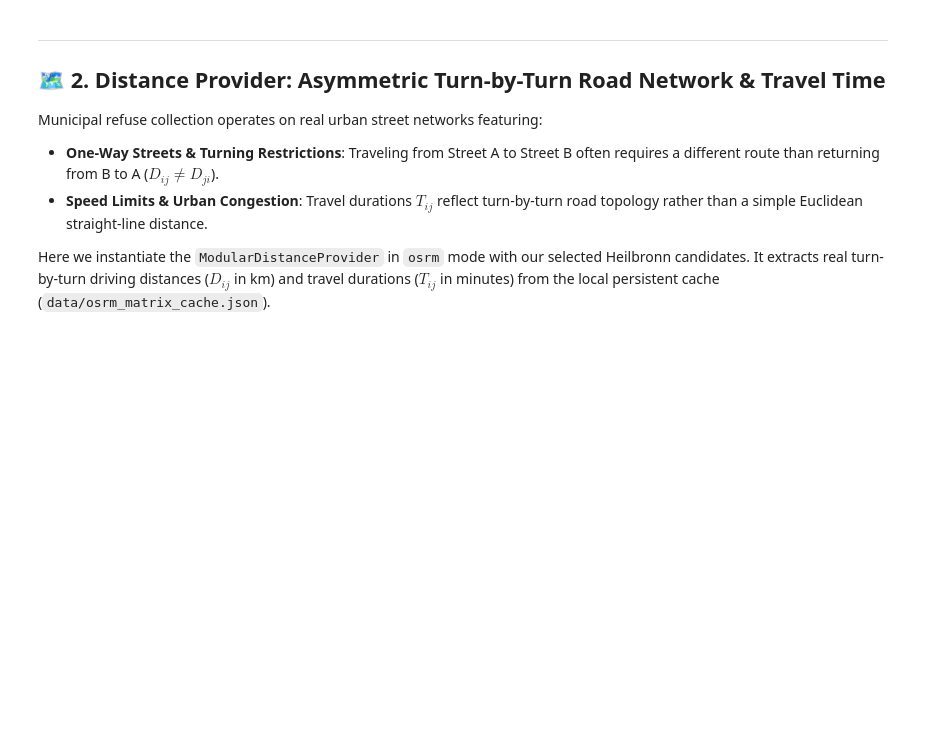
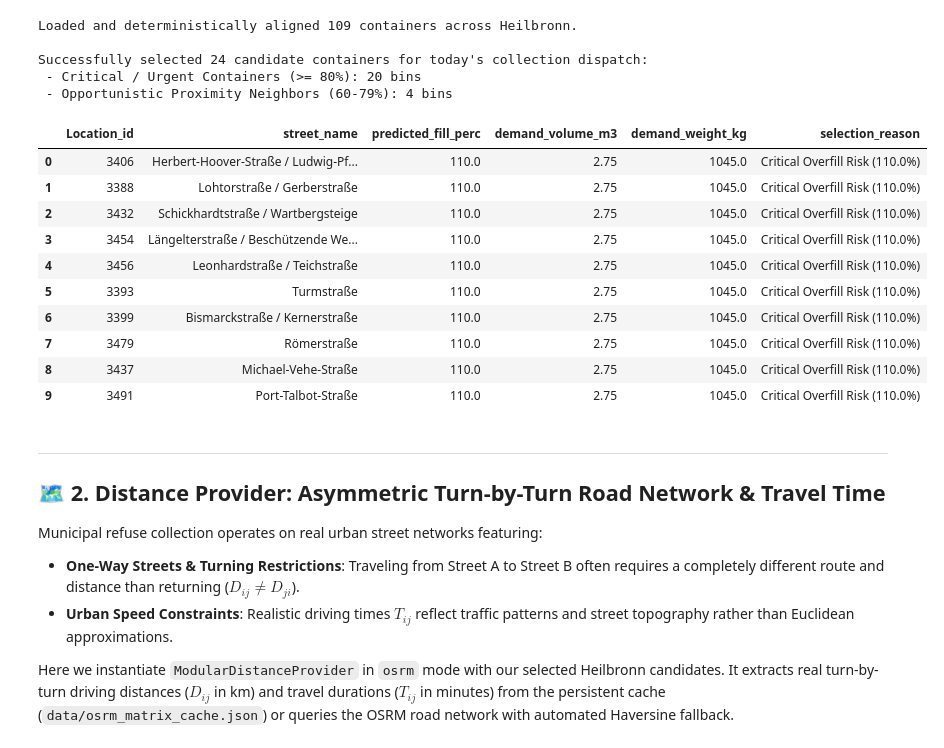
Before and after one commit to maslahre42/Clustering_Predication-, a Jupyter notebook: 04_gurobi_route_optimization.ipynb, the cells around one changed output. Drawn from its saved outputs; the diff is of its cells as text; code cells hidden in the pictures; blank space fills up the shorter version.

```diff
--- a/04_gurobi_route_optimization.ipynb
+++ b/04_gurobi_route_optimization.ipynb
@@ -66,42 +82,60 @@ Traditional heuristics arbitrarily select the first $N$ rows in a table (e.g. `.
 # %%
 demands_path = os.path.join("data", "predicted_demands.csv")
 coords_path = os.path.join("data", "heilbronn_actual_glass_containers.csv")
 
 if not os.path.exists(demands_path):
     raise FileNotFoundError(f"Missing {demands_path}. Please execute 03_fill_prediction.ipynb first.")
 if not os.path.exists(coords_path):
     raise FileNotFoundError(f"Missing {coords_path}.")
 
 demands_df = pd.read_csv(demands_path)
 coords_df = pd.read_csv(coords_path)
 
-print(f"Loaded {len(demands_df)} container demand predictions and {len(coords_df)} actual Heilbronn container locations.")
+# Strict 1-to-1 ID alignment (no positional slicing, 100% shuffle-invariant)
+aligned_df = align_demands_and_coordinates(demands_df, coords_df)
+print(f"Loaded and deterministically aligned {len(aligned_df)} containers across Heilbronn.")
 
 # Smart candidate selection: 20 urgent containers + 4 opportunistic proximity neighbors
 candidates = select_smart_collection_candidates(
-    demands_df=demands_df,
-    coords_df=coords_df,
+    demands_df=aligned_df,
     target_count=24,
     min_urgent_fill=80.0,
     opportunistic_min_fill=60.0,
     opportunistic_max_fill=79.9,
     max_opportunistic_ratio=0.20
 )
 
 print(f"\nSuccessfully selected {len(candidates)} candidate containers for today's collection dispatch:")
 print(f" - Critical / Urgent Containers (>= 80%): {(candidates['predicted_fill_perc'] >= 80.0).sum()} bins")
 print(f" - Opportunistic Proximity Neighbors (60-79%): {((candidates['predicted_fill_perc'] >= 60.0) & (candidates['predicted_fill_perc'] < 80.0)).sum()} bins")
 
 display(candidates[['Location_id', 'street_name', 'predicted_fill_perc', 'demand_volume_m3', 'demand_weight_kg', 'selection_reason']].head(10))
+# %% [output]
+Loaded and deterministically aligned 109 containers across Heilbronn.
+
+Successfully selected 24 candidate containers for today's collection dispatch:
+ - Critical / Urgent Containers (>= 80%): 20 bins
+ - Opportunistic Proximity Neighbors (60-79%): 4 bins
+|  | Location_id | street_name | predicted_fill_perc | demand_volume_m3 | demand_weight_kg | selection_reason |
+| 0 | 3406 | Herbert-Hoover-Straße / Ludwig-Pf... | 110.0 | 2.75 | 1045.0 | Critical Overfill Risk (110.0%) |
+| 1 | 3388 | Lohtorstraße / Gerberstraße | 110.0 | 2.75 | 1045.0 | Critical Overfill Risk (110.0%) |
+| 2 | 3432 | Schickhardtstraße / Wartbergsteige | 110.0 | 2.75 | 1045.0 | Critical Overfill Risk (110.0%) |
+| 3 | 3454 | Längelterstraße / Beschützende We... | 110.0 | 2.75 | 1045.0 | Critical Overfill Risk (110.0%) |
+| 4 | 3456 | Leonhardstraße / Teichstraße | 110.0 | 2.75 | 1045.0 | Critical Overfill Risk (110.0%) |
+| 5 | 3393 | Turmstraße | 110.0 | 2.75 | 1045.0 | Critical Overfill Risk (110.0%) |
+| 6 | 3399 | Bismarckstraße / Kernerstraße | 110.0 | 2.75 | 1045.0 | Critical Overfill Risk (110.0%) |
+| 7 | 3479 | Römerstraße | 110.0 | 2.75 | 1045.0 | Critical Overfill Risk (110.0%) |
+| 8 | 3437 | Michael-Vehe-Straße | 110.0 | 2.75 | 1045.0 | Critical Overfill Risk (110.0%) |
+| 9 | 3491 | Port-Talbot-Straße | 110.0 | 2.75 | 1045.0 | Critical Overfill Risk (110.0%) |
 # %% [markdown]
 ---
 ## 🗺️ 2. Distance Provider: Asymmetric Turn-by-Turn Road Network & Travel Time
 
 Municipal refuse collection operates on real urban street networks featuring:
-- **One-Way Streets & Turning Restrictions**: Traveling from Street A to Street B often requires a different route than returning from B to A ($D_{ij} \ne D_{ji}$).
-- **Speed Limits & Urban Congestion**: Travel durations $T_{ij}$ reflect turn-by-turn road topology rather than a simple Euclidean straight-line distance.
+- **One-Way Streets & Turning Restrictions**: Traveling from Street A to Street B often requires a completely different route and distance than returning ($D_{ij} \ne D_{ji}$).
+- **Urban Speed Constraints**: Realistic driving times $T_{ij}$ reflect traffic patterns and street topography rather than Euclidean approximations.
 
-Here we instantiate the `ModularDistanceProvider` in `osrm` mode with our selected Heilbronn candidates. It extracts real turn-by-turn driving distances ($D_{ij}$ in km) and travel durations ($T_{ij}$ in minutes) from the local persistent cache (`data/osrm_matrix_cache.json`).
+Here we instantiate `ModularDistanceProvider` in `osrm` mode with our selected Heilbronn candidates. It extracts real turn-by-turn driving distances ($D_{ij}$ in km) and travel durations ($T_{ij}$ in minutes) from the persistent cache (`data/osrm_matrix_cache.json`) or queries the OSRM road network with automated Haversine fallback.
 # %%
 dist_provider = ModularDistanceProvider(
     real_coords_df=candidates,
```
Also changed, not shown: parts of 18 cells of this notebook, 11 other files.
